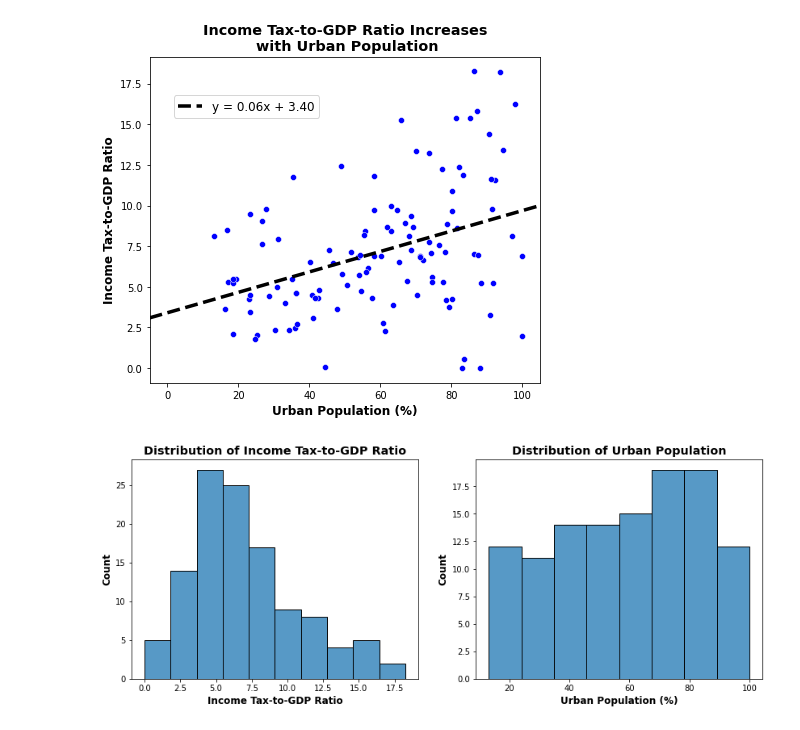
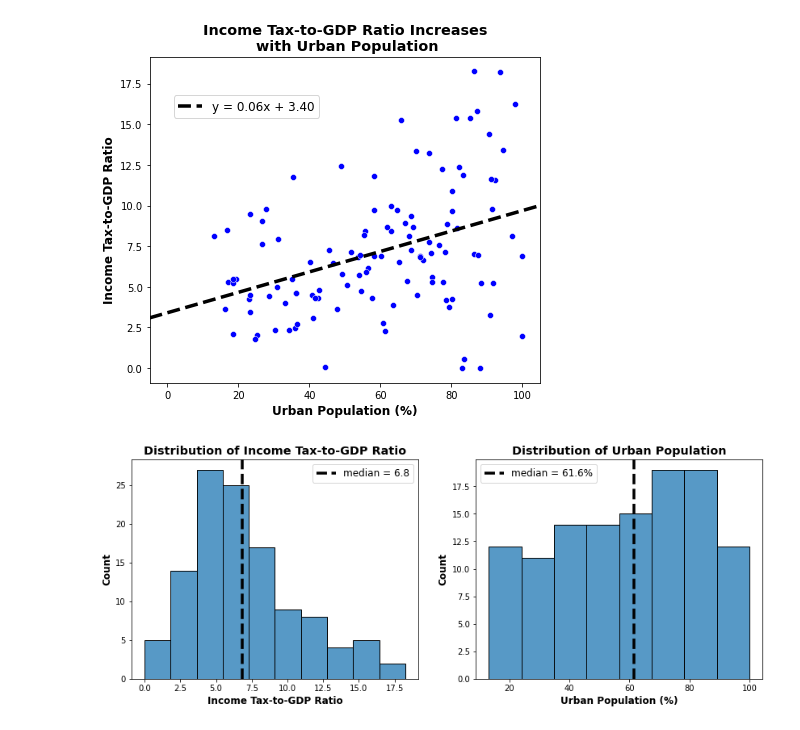
Before and after one commit to zero731/urban_popn_tax_GDP, a Jupyter notebook: Model_Code.ipynb, the cells around one changed output. Drawn from its saved outputs; the diff is of its cells as text; code cells hidden in the pictures.

Commit message:
Add median lines to histograms

```diff
--- a/Model_Code.ipynb
+++ b/Model_Code.ipynb
@@ -774,17 +787,23 @@ ax.legend(fontsize='large', loc='best', bbox_to_anchor=(0.45,0.9));
 # %%
 ## Create plots of variable distributions formatted for memo
 fig, ax = plt.subplots(ncols=2,figsize=(14,5))
 ax1 = ax[0]
 ax2 = ax[1]
 
 sns.histplot(data=df_2017_no_outlier, x='Tax_Percent_GDP', ax=ax1)
 ax1.set_title('Distribution of Income Tax-to-GDP Ratio', weight='bold', fontsize='x-large')
 ax1.set_xlabel('Income Tax-to-GDP Ratio', weight='bold', fontsize='large')
 ax1.set_ylabel('Count', weight='bold', fontsize='large')
+ax1.axvline(x=df_2017_no_outlier['Tax_Percent_GDP'].median(), c='k', ls='--', lw=3.5,
+            label=f"median = {round(df_2017_no_outlier['Tax_Percent_GDP'].median(),1)}")
+ax1.legend(fontsize='large')
 
 sns.histplot(data=df_2017_no_outlier, x='Urban_Population', ax=ax2)
 ax2.set_title('Distribution of Urban Population', weight='bold', fontsize='x-large')
 ax2.set_xlabel('Urban Population (%)', weight='bold', fontsize='large')
-ax2.set_ylabel('Count', weight='bold', fontsize='large');
+ax2.set_ylabel('Count', weight='bold', fontsize='large')
+ax2.axvline(x=df_2017_no_outlier['Urban_Population'].median(), c='k', ls='--', lw=3.5,
+            label=f"median = {round(df_2017_no_outlier['Urban_Population'].median(),1)}%")
+ax2.legend(fontsize='large');
 # %% [output]
-[figure, old version]
+[figure, new version]
```
Also changed, not shown: parts of 8 cells of this notebook, 1 other file.
